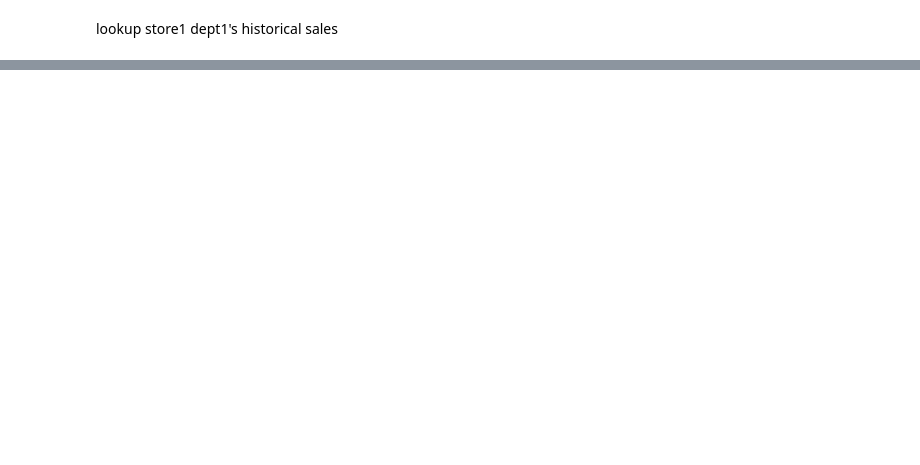
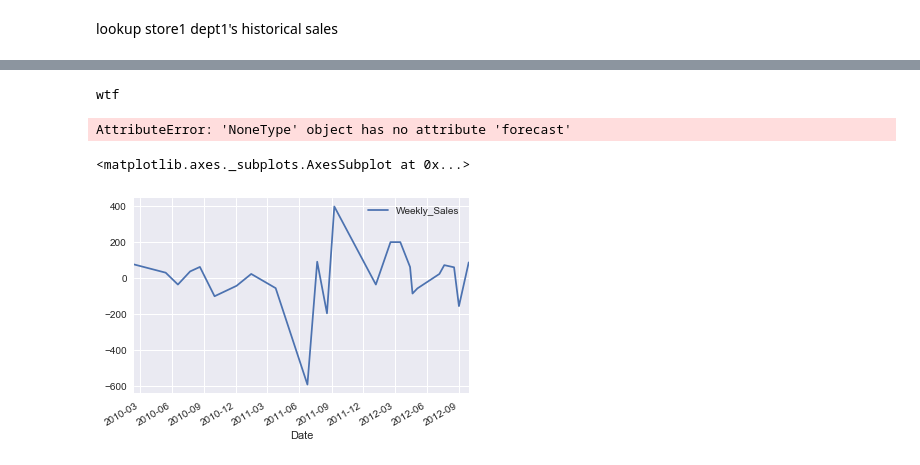
Before and after one commit to acoder1983/kaggle, a Jupyter notebook: walmart/walmart.ipynb, the cells around one changed output, grey strips where cells are left out. Cells and saved outputs as stored; diff of their text form; code cells hidden in the pictures; blank space fills up the shorter version.

Commit message:
sarima seasonal

```diff
--- a/walmart/walmart.ipynb
+++ b/walmart/walmart.ipynb
@@ -29,0 +220,20 @@ help(graphic.acf)
+# %%
+dept=(11,47)
+dept_train=train_data[np.logical_and(train_data.Store==dept[0],train_data.Dept == dept[1])]
+dept_train=pd.DataFrame(dept_train.Weekly_Sales.values,index=pd.DatetimeIndex(dept_train.Date),columns=['Weekly_Sales'])
+dept_resample=dept_train.resample('1W').sum()
+dept_resample.fillna(0)
+dept_resample.index = dept_resample.index-(dept_resample.index[0]-dept_train.index[0])
+m ,o = arima.sarima_model(dept_resample.Weekly_Sales,3)
+if m is None:
+    print('wtf')
+predicts = m.forecast(len(test_data[np.logical_and(test_data.Store==dept[0],test_data.Dept == dept[1])]))
+print('store %d dept %d, order %s' % (dept[0], dept[1], o))
+# %% [output]
+wtf
+AttributeError: 'NoneType' object has no attribute 'forecast'
+# %%
+dept_train.plot()
+# %% [output]
+<matplotlib.axes._subplots.AxesSubplot at 0x...>
+[figure, added]
```
Also changed, not shown: parts of 39 cells of this notebook, 3 other files.
